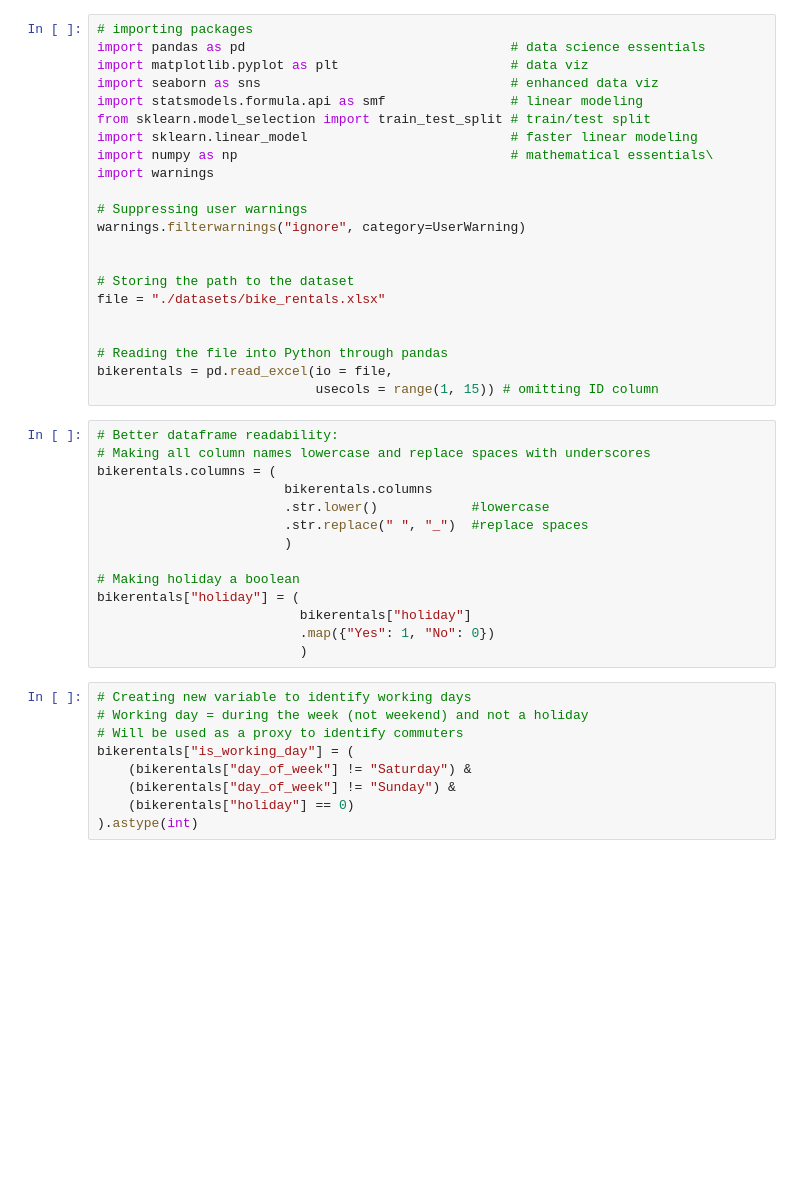
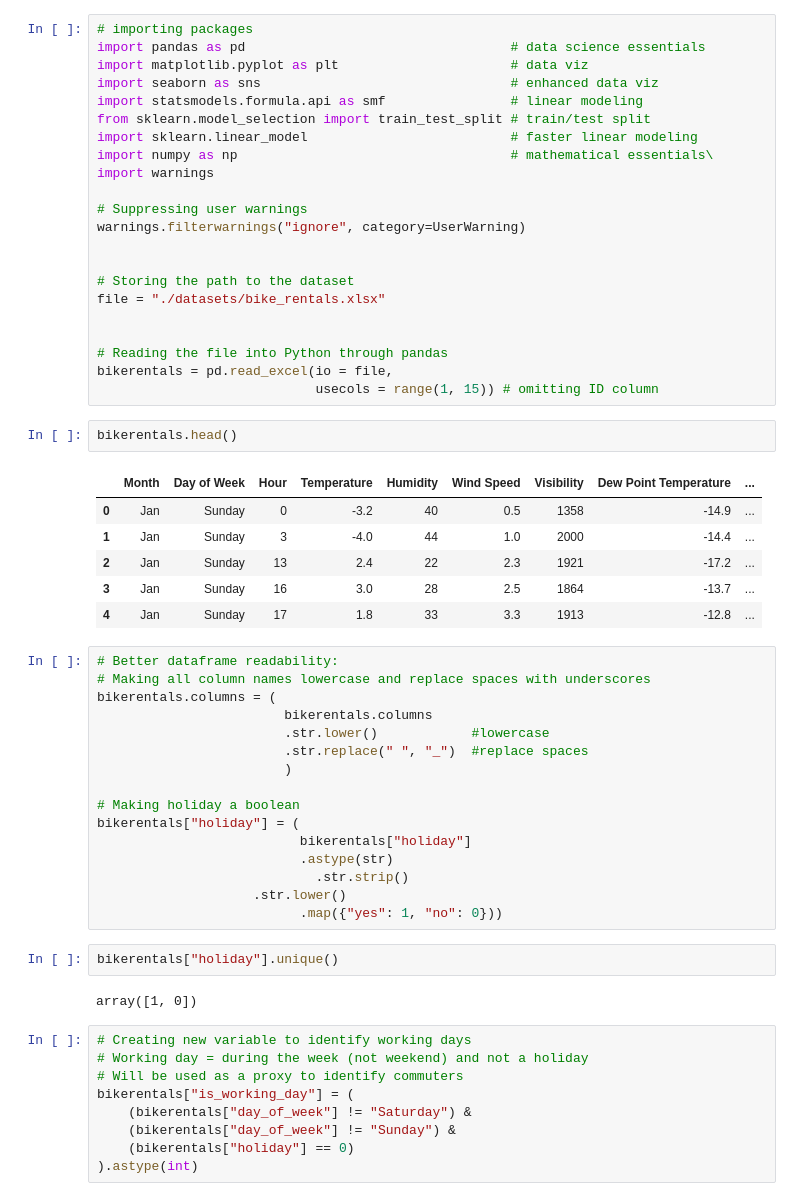
Before and after one commit to pablovitoria/business_analysis_structured_data, a Jupyter notebook: scripts/A1: Modeling Case Study - Bike Rentals in Chicago.ipynb, the cells around one changed output. Drawn from its saved outputs; the diff is of its cells as text; blank space fills up the shorter version.

```diff
--- a/scripts/A1: Modeling Case Study - Bike Rentals in Chicago.ipynb
+++ b/scripts/A1: Modeling Case Study - Bike Rentals in Chicago.ipynb
@@ -49,6 +55,15 @@ file = "./datasets/bike_rentals.xlsx"
 # Reading the file into Python through pandas
 bikerentals = pd.read_excel(io = file,
                             usecols = range(1, 15)) # omitting ID column
+# %%
+bikerentals.head()
+# %% [output]
+|  | Month | Day of Week | Hour | Temperature | Humidity | Wind Speed | Visibility | Dew Point Temperature | ... |
+| 0 | Jan | Sunday | 0 | -3.2 | 40 | 0.5 | 1358 | -14.9 | ... |
+| 1 | Jan | Sunday | 3 | -4.0 | 44 | 1.0 | 2000 | -14.4 | ... |
+| 2 | Jan | Sunday | 13 | 2.4 | 22 | 2.3 | 1921 | -17.2 | ... |
+| 3 | Jan | Sunday | 16 | 3.0 | 28 | 2.5 | 1864 | -13.7 | ... |
+| 4 | Jan | Sunday | 17 | 1.8 | 33 | 3.3 | 1913 | -12.8 | ... |
 # %%
 # Better dataframe readability:
 # Making all column names lowercase and replace spaces with underscores
@@ -61,8 +76,14 @@ bikerentals.columns = (
 # Making holiday a boolean
 bikerentals["holiday"] = (
                           bikerentals["holiday"]
-                          .map({"Yes": 1, "No": 0})
-                          )
+                          .astype(str)
+                            .str.strip()
+                    .str.lower()
+                          .map({"yes": 1, "no": 0}))
+# %%
+bikerentals["holiday"].unique()
+# %% [output]
+array([1, 0])
 # %%
 # Creating new variable to identify working days
 # Working day = during the week (not weekend) and not a holiday
```
Also changed, not shown: parts of 4 cells of this notebook.
